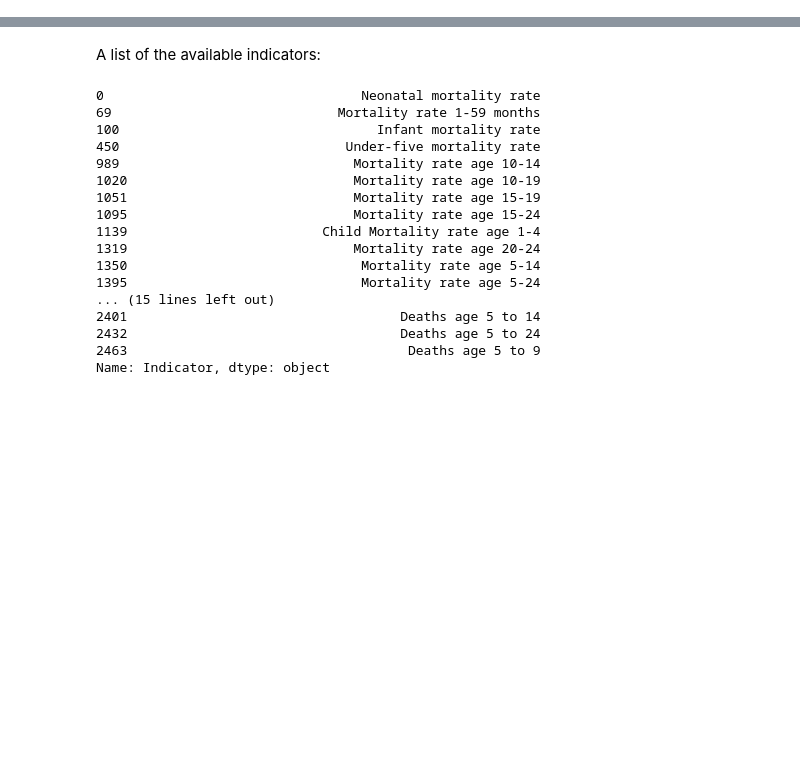
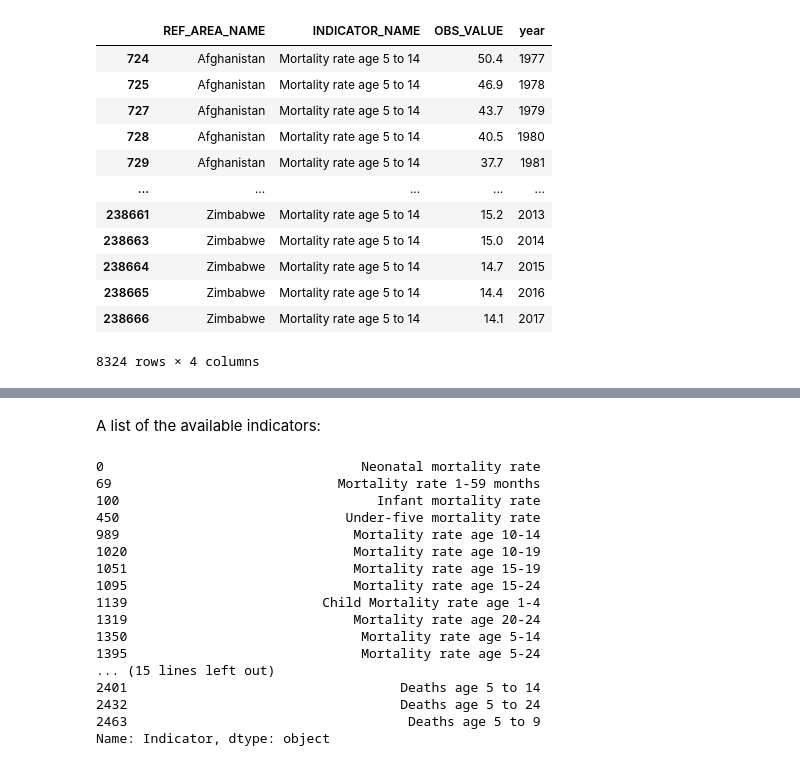
Before and after one commit to owid/notebooks, a Jupyter notebook: FionaSpooner/un_igme_youth_mortality/un_igme_youth_mortality.ipynb, the cells around one changed output, grey strips where cells are left out. Drawn from its saved outputs; the diff is of its cells as text; code cells hidden in the pictures; blank space fills up the shorter version.

```diff
--- a/FionaSpooner/un_igme_youth_mortality/un_igme_youth_mortality.ipynb
+++ b/FionaSpooner/un_igme_youth_mortality/un_igme_youth_mortality.ipynb
@@ -7,0 +30,19 @@ df.to_csv('data/input/un_igme_youth_mortality_input_data.csv', index = False)
+# %%
+old_df = old_df[['REF_AREA_NAME', 'INDICATOR_NAME', 'TIME_PERIOD', 'OBS_VALUE']]
+old_df['year'] = old_df['TIME_PERIOD'].str[:4].astype(int)
+old_df.drop(columns = ['TIME_PERIOD'], inplace = True)
+old_df
+# %% [output]
+|  | REF_AREA_NAME | INDICATOR_NAME | OBS_VALUE | year |
+| 724 | Afghanistan | Mortality rate age 5 to 14 | 50.4 | 1977 |
+| 725 | Afghanistan | Mortality rate age 5 to 14 | 46.9 | 1978 |
+| 727 | Afghanistan | Mortality rate age 5 to 14 | 43.7 | 1979 |
+| 728 | Afghanistan | Mortality rate age 5 to 14 | 40.5 | 1980 |
+| 729 | Afghanistan | Mortality rate age 5 to 14 | 37.7 | 1981 |
+| ... | ... | ... | ... | ... |
+| 238661 | Zimbabwe | Mortality rate age 5 to 14 | 15.2 | 2013 |
+| 238663 | Zimbabwe | Mortality rate age 5 to 14 | 15.0 | 2014 |
+| 238664 | Zimbabwe | Mortality rate age 5 to 14 | 14.7 | 2015 |
+| 238665 | Zimbabwe | Mortality rate age 5 to 14 | 14.4 | 2016 |
+| 238666 | Zimbabwe | Mortality rate age 5 to 14 | 14.1 | 2017 |
+8324 rows × 4 columns
```
Also changed, not shown: parts of 5 cells of this notebook.
